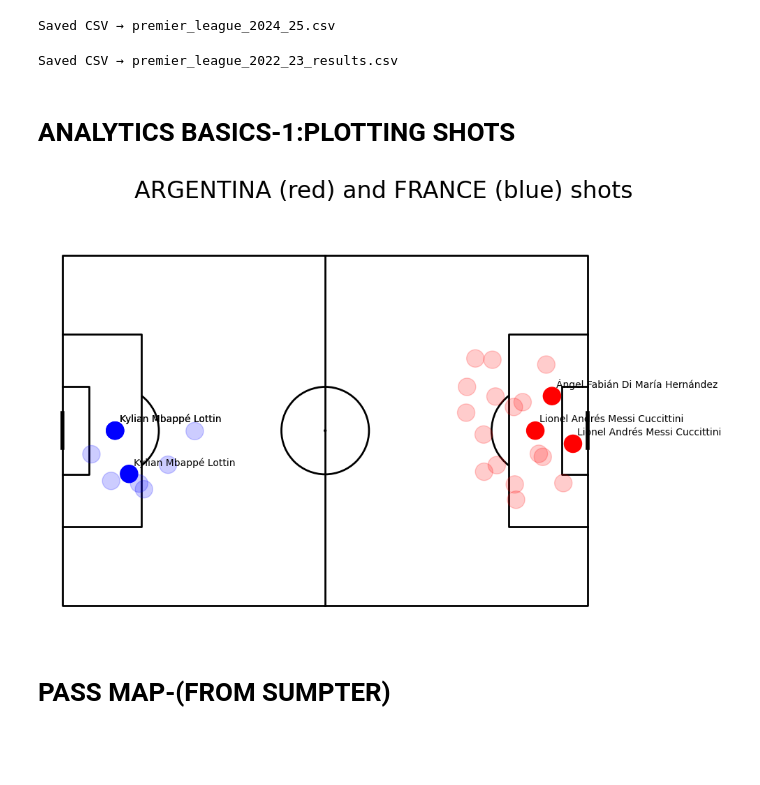
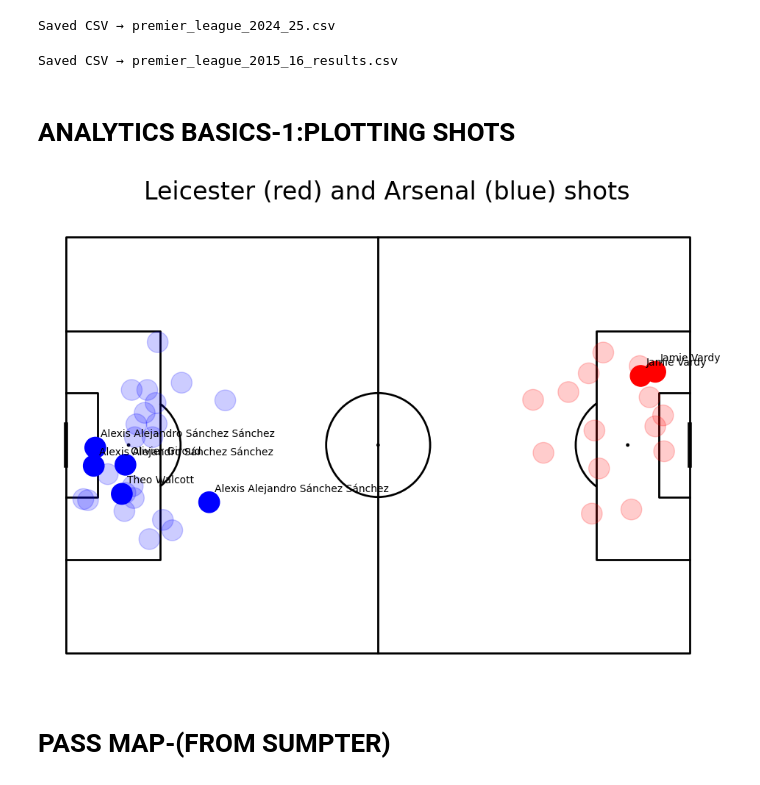
Before and after one commit to Jerry690526/Football-analytics, a Jupyter notebook: Centrality+Triangles.ipynb, the cells around one changed output. Drawn from its saved outputs; the diff is of its cells as text; code cells hidden in the pictures; blank space fills up the shorter version.

```diff
--- a/Centrality+Triangles.ipynb
+++ b/Centrality+Triangles.ipynb
@@ -166,15 +176,15 @@ with open("premier_league_2024_25_results.csv", "w", newline="", encoding="utf-8
     writer.writerow(headers)
     writer.writerows(rows)
 
-print("Saved CSV → premier_league_2022_23_results.csv")
+print("Saved CSV → premier_league_2015_16_results.csv")
 # %% [output]
-Saved CSV → premier_league_2022_23_results.csv
+Saved CSV → premier_league_2015_16_results.csv
 # %% [markdown]
 # ANALYTICS BASICS-1:PLOTTING SHOTS
 # %%
 #SELECTING THE MATCH
 parser = Sbopen()
-df, related, freeze, tactics = parser.event(3869685)
+df, related, freeze, tactics = parser.event(3754174)
 #get team names
 team1, team2 = df.team_name.unique()
 #A dataframe of shots
@@ -192,35 +202,35 @@ pitchWidthY = 80
 #Plot the shots by looping through them.
 for i,shot in shots.iterrows():
     #get the information
     x=shot['x']
     y=shot['y']
     goal=shot['outcome_name']=='Goal'
     team_name=shot['team_name']
     #set circlesize
     circleSize=2
     #plot England
     if (team_name==team1):
         if goal:
             shotCircle=plt.Circle((x,y),circleSize,color="red")
             plt.text(x+1,y-2,shot['player_name'])
         else:
             shotCircle=plt.Circle((x,y),circleSize,color="red")
             shotCircle.set_alpha(.2)
     #plot Sweden
     else:
         if goal:
             shotCircle=plt.Circle((pitchLengthX-x,pitchWidthY - y),circleSize,color="blue")
             plt.text(pitchLengthX-x+1,pitchWidthY - y - 2 ,shot['player_name'])
         else:
             shotCircle=plt.Circle((pitchLengthX-x,pitchWidthY - y),circleSize,color="blue")
             shotCircle.set_alpha(.2)
     ax.add_patch(shotCircle)
 #set title
-fig.suptitle("ARGENTINA (red) and FRANCE (blue) shots", fontsize = 24)
+fig.suptitle("Leicester (red) and Arsenal (blue) shots", fontsize = 24)
 fig.set_size_inches(10, 7)
 plt.show()
 # %% [output]
-[figure, old version]
+[figure, new version]
 # %% [markdown]
 # PASS MAP-(FROM SUMPTER)
 # %%
```
Also changed, not shown: parts of 31 cells of this notebook.
